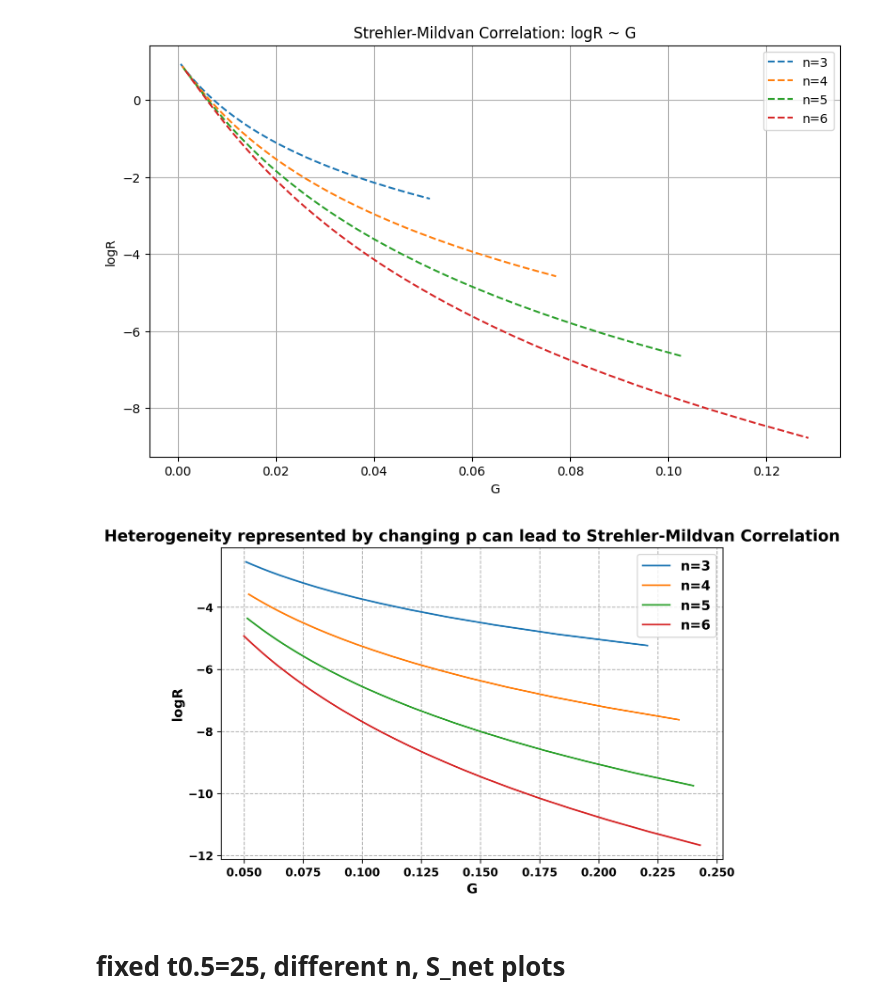
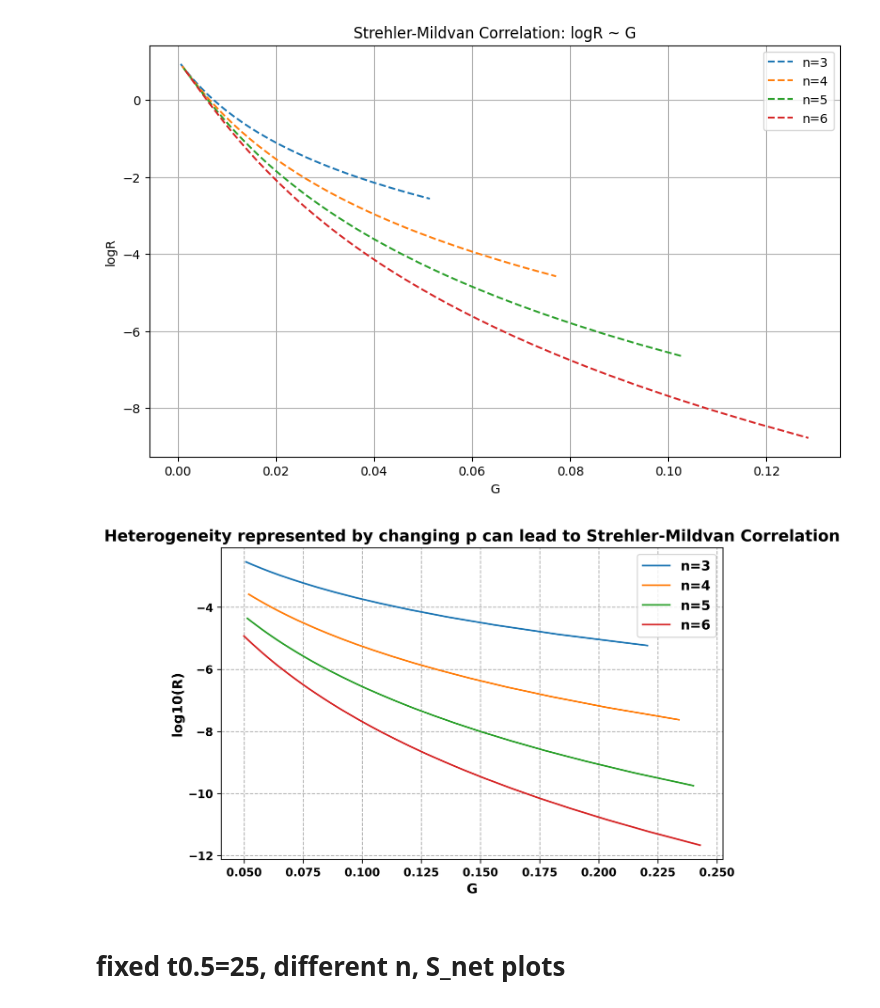
Before and after one commit to hongqin/EAM-2024, a Jupyter notebook: network-aging.ipynb, the cells around one changed output. Saved outputs shown, nothing was run; the diff lists cells and outputs as text; code cells hidden in the pictures.

```diff
--- a/network-aging.ipynb
+++ b/network-aging.ipynb
@@ -1001,35 +1001,35 @@ plt.figure(figsize=(8, 5), dpi=300)
 
 for n in n_values:
     logR_values = []
     G_values = []
     for p in p_values:
         R, G = calculate_R_G(m_value, n, p, lambda_value)
         if 0.05 <= G <= 0.25:  # Filter to ensure G falls within the desired range
             logR_values.append(np.log(R))
             G_values.append(G)
 
     plt.plot(G_values, logR_values, label=f'n={n}', linestyle='-')  # Solid lines
 
 # Customize the plot
 plt.xlabel('G', fontsize=12, fontweight='bold')
-plt.ylabel('logR', fontsize=12, fontweight='bold')
+plt.ylabel('log10(R)', fontsize=12, fontweight='bold')
 plt.title('Heterogeneity represented by changing p can lead to Strehler-Mildvan Correlation', fontsize=14, fontweight='bold')
 plt.legend(prop={'size': 12, 'weight': 'bold'})
 
 
 # Customize the grid lines
 plt.grid(True, which='both', linestyle='--')  # Dashed grid lines
 
 # Set bold fonts for ticks
 plt.xticks(fontsize=10, fontweight='bold')
 plt.yticks(fontsize=10, fontweight='bold')
 
 # Save the figure as a JPEG file with 300 dpi
 plt.savefig('logR-G-by-p.jpg', format='jpg', dpi=300)
 
 plt.show()
 # %% [output]
-[figure, old version]
+[figure, new version]
 # %% [markdown]
 # fixed t0.5=25, different n,  S_net plots
 # %%
```
